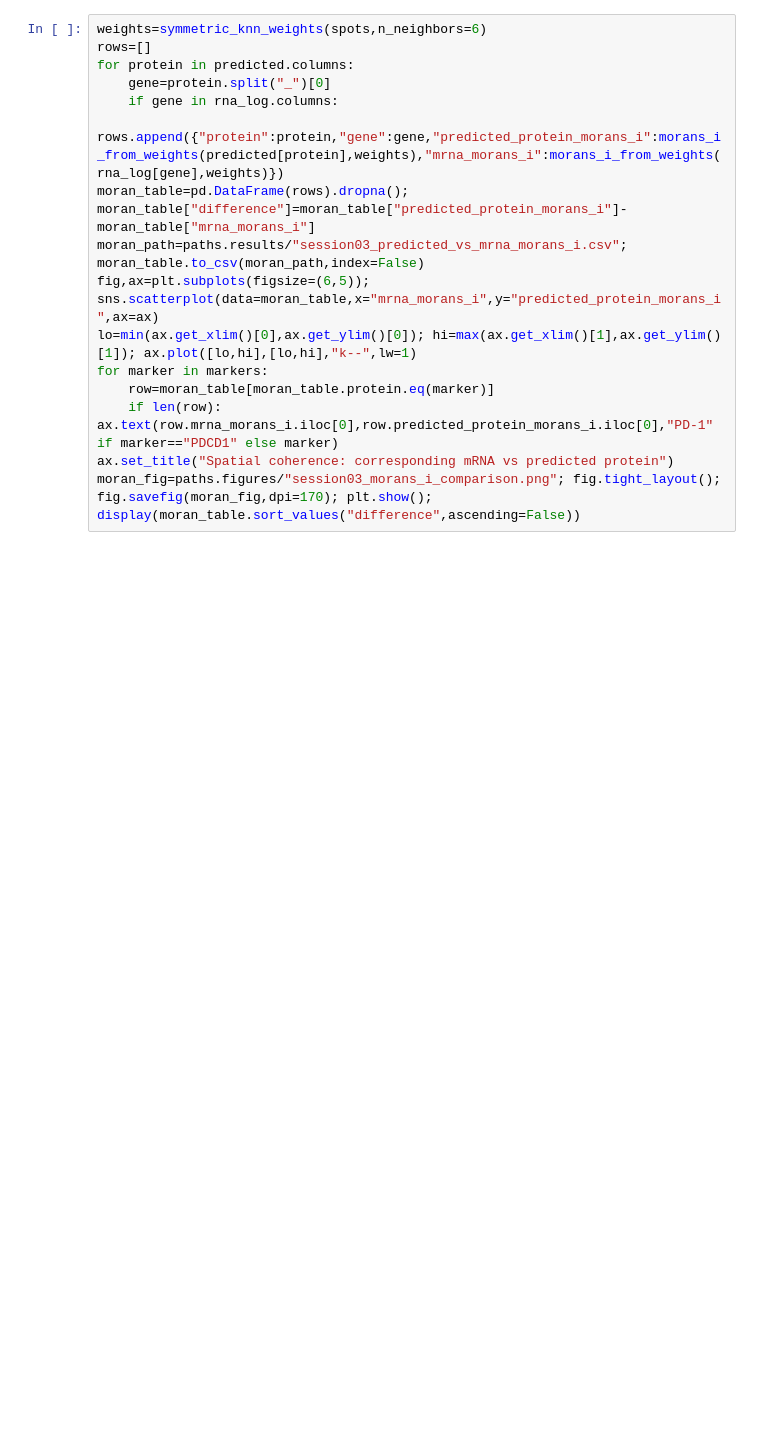
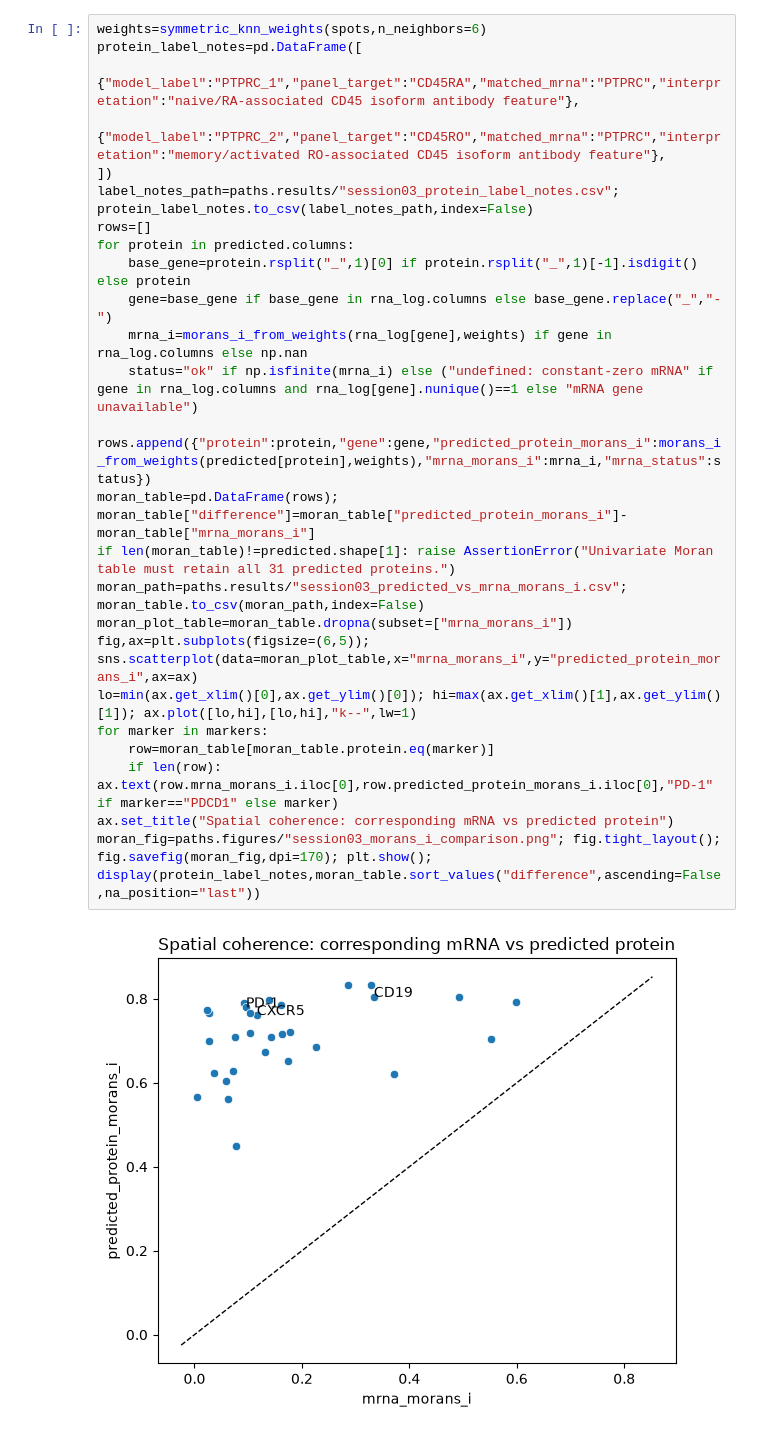
Before and after one commit to osmanbeyoglulab/ECCB-2026-Tutorial, a Jupyter notebook: hands-on_tutorial/notebooks/03_evaluation_and_interpretation.ipynb, the cells around one changed output. Cells and saved outputs as stored; diff of their text form; blank space fills up the shorter version.

```diff
--- a/hands-on_tutorial/notebooks/03_evaluation_and_interpretation.ipynb
+++ b/hands-on_tutorial/notebooks/03_evaluation_and_interpretation.ipynb
@@ -209,16 +256,27 @@ Global Moran's I asks whether similar values occur in neighboring spots. We use
 # %%
 weights=symmetric_knn_weights(spots,n_neighbors=6)
+protein_label_notes=pd.DataFrame([
+    {"model_label":"PTPRC_1","panel_target":"CD45RA","matched_mrna":"PTPRC","interpretation":"naive/RA-associated CD45 isoform antibody feature"},
+    {"model_label":"PTPRC_2","panel_target":"CD45RO","matched_mrna":"PTPRC","interpretation":"memory/activated RO-associated CD45 isoform antibody feature"},
+])
+label_notes_path=paths.results/"session03_protein_label_notes.csv"; protein_label_notes.to_csv(label_notes_path,index=False)
 rows=[]
 for protein in predicted.columns:
-    gene=protein.split("_")[0]
-    if gene in rna_log.columns:
-        rows.append({"protein":protein,"gene":gene,"predicted_protein_morans_i":morans_i_from_weights(predicted[protein],weights),"mrna_morans_i":morans_i_from_weights(rna_log[gene],weights)})
-moran_table=pd.DataFrame(rows).dropna(); moran_table["difference"]=moran_table["predicted_protein_morans_i"]-moran_table["mrna_morans_i"]
+    base_gene=protein.rsplit("_",1)[0] if protein.rsplit("_",1)[-1].isdigit() else protein
+    gene=base_gene if base_gene in rna_log.columns else base_gene.replace("_","-")
+    mrna_i=morans_i_from_weights(rna_log[gene],weights) if gene in rna_log.columns else np.nan
+    status="ok" if np.isfinite(mrna_i) else ("undefined: constant-zero mRNA" if gene in rna_log.columns and rna_log[gene].nunique()==1 else "mRNA gene unavailable")
+    rows.append({"protein":protein,"gene":gene,"predicted_protein_morans_i":morans_i_from_weights(predicted[protein],weights),"mrna_morans_i":mrna_i,"mrna_status":status})
+moran_table=pd.DataFrame(rows); moran_table["difference"]=moran_table["predicted_protein_morans_i"]-moran_table["mrna_morans_i"]
+if len(moran_table)!=predicted.shape[1]: raise AssertionError("Univariate Moran table must retain all 31 predicted proteins.")
 moran_path=paths.results/"session03_predicted_vs_mrna_morans_i.csv"; moran_table.to_csv(moran_path,index=False)
-fig,ax=plt.subplots(figsize=(6,5)); sns.scatterplot(data=moran_table,x="mrna_morans_i",y="predicted_protein_morans_i",ax=ax)
+moran_plot_table=moran_table.dropna(subset=["mrna_morans_i"])
+fig,ax=plt.subplots(figsize=(6,5)); sns.scatterplot(data=moran_plot_table,x="mrna_morans_i",y="predicted_protein_morans_i",ax=ax)
 lo=min(ax.get_xlim()[0],ax.get_ylim()[0]); hi=max(ax.get_xlim()[1],ax.get_ylim()[1]); ax.plot([lo,hi],[lo,hi],"k--",lw=1)
 for marker in markers:
     row=moran_table[moran_table.protein.eq(marker)]
     if len(row): ax.text(row.mrna_morans_i.iloc[0],row.predicted_protein_morans_i.iloc[0],"PD-1" if marker=="PDCD1" else marker)
 ax.set_title("Spatial coherence: corresponding mRNA vs predicted protein")
-moran_fig=paths.figures/"session03_morans_i_comparison.png"; fig.tight_layout(); fig.savefig(moran_fig,dpi=170); plt.show(); display(moran_table.sort_values("difference",ascending=False))
+moran_fig=paths.figures/"session03_morans_i_comparison.png"; fig.tight_layout(); fig.savefig(moran_fig,dpi=170); plt.show(); display(protein_label_notes,moran_table.sort_values("difference",ascending=False,na_position="last"))
+# %% [output]
+[figure, added]
```
Also changed, not shown: parts of 21 cells of this notebook, 2 other files.
